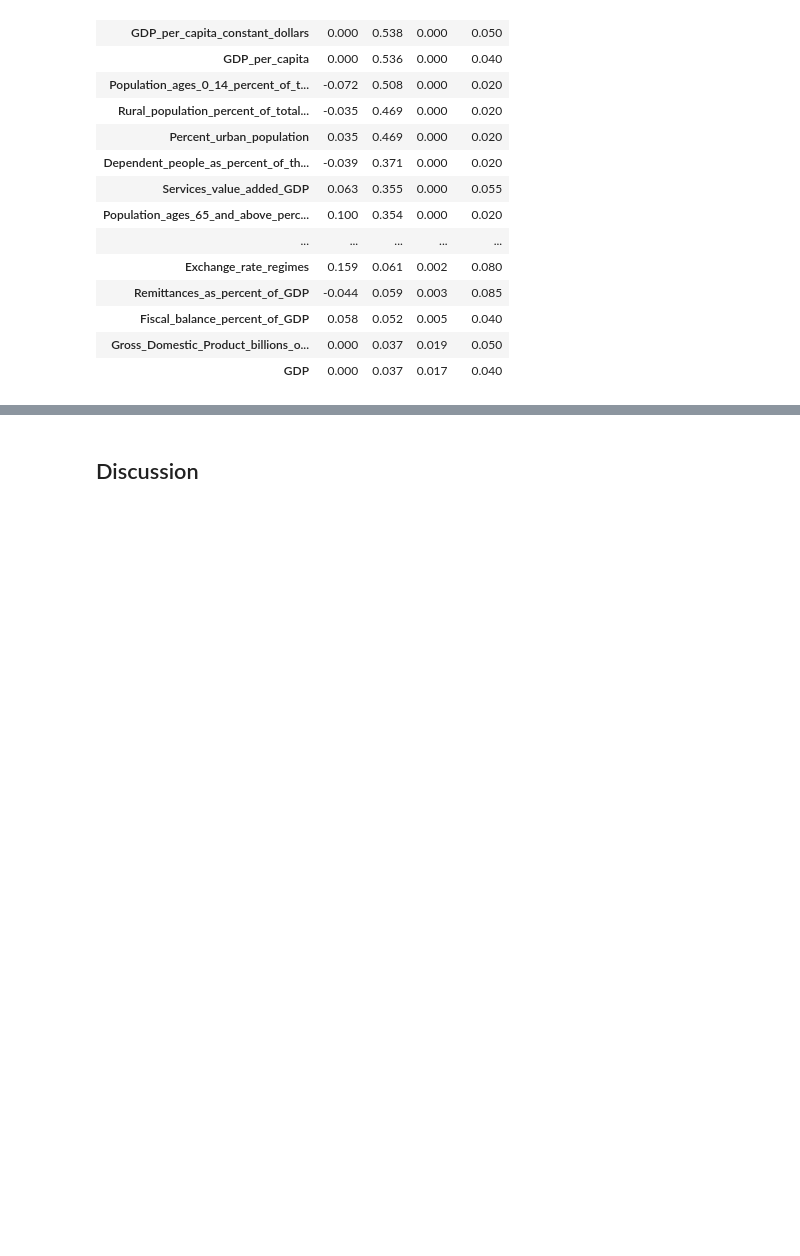
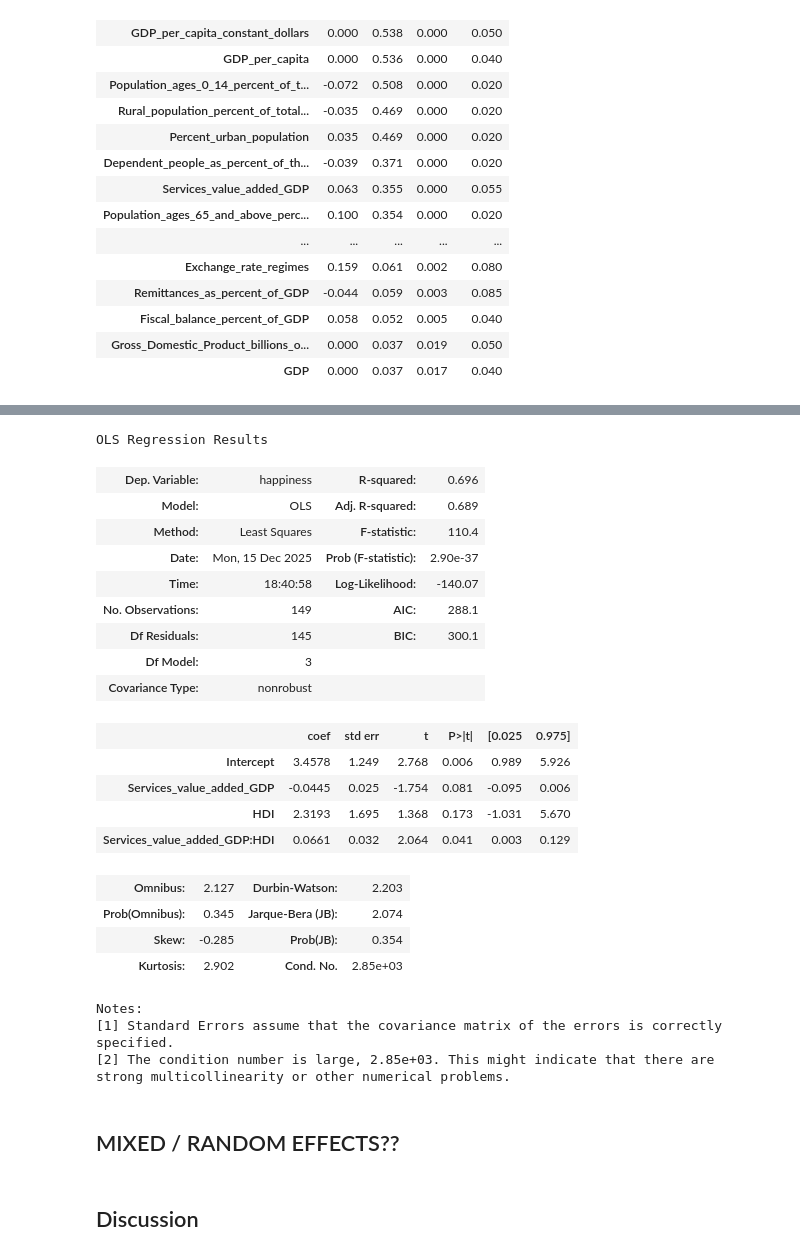
Before and after one commit to Orilly/data-science-summative, a Jupyter notebook: main.ipynb, the cells around one changed output, grey strips where cells are left out. Saved outputs shown, nothing was run; the diff lists cells and outputs as text; code cells hidden in the pictures; blank space fills up the shorter version.

```diff
--- a/main.ipynb
+++ b/main.ipynb
@@ -240,2 +288,31 @@ strong multicollinearity or other numerical problems.
+# %%
+model = smf.ols('happiness ~ Services_value_added_GDP*HDI', data=df2018).fit()
+model.summary()
+# %% [output]
+OLS Regression Results
+| Dep. Variable: | happiness | R-squared: | 0.696 |
+| Model: | OLS | Adj. R-squared: | 0.689 |
+| Method: | Least Squares | F-statistic: | 110.4 |
+| Date: | Mon, 15 Dec 2025 | Prob (F-statistic): | 2.90e-37 |
+| Time: | 18:40:58 | Log-Likelihood: | -140.07 |
+| No. Observations: | 149 | AIC: | 288.1 |
+| Df Residuals: | 145 | BIC: | 300.1 |
+| Df Model: | 3 |  |  |
+| Covariance Type: | nonrobust |  |  |
+|  | coef | std err | t | P>|t| | [0.025 | 0.975] |
+| Intercept | 3.4578 | 1.249 | 2.768 | 0.006 | 0.989 | 5.926 |
+| Services_value_added_GDP | -0.0445 | 0.025 | -1.754 | 0.081 | -0.095 | 0.006 |
+| HDI | 2.3193 | 1.695 | 1.368 | 0.173 | -1.031 | 5.670 |
+| Services_value_added_GDP:HDI | 0.0661 | 0.032 | 2.064 | 0.041 | 0.003 | 0.129 |
+| Omnibus: | 2.127 | Durbin-Watson: | 2.203 |
+| Prob(Omnibus): | 0.345 | Jarque-Bera (JB): | 2.074 |
+| Skew: | -0.285 | Prob(JB): | 0.354 |
+| Kurtosis: | 2.902 | Cond. No. | 2.85e+03 |
+Notes:
+[1] Standard Errors assume that the covariance matrix of the errors is correctly specified.
+[2] The condition number is large, 2.85e+03. This might indicate that there are
+strong multicollinearity or other numerical problems.
+# %% [markdown]
+## MIXED / RANDOM EFFECTS??
 # %% [markdown]
 ## Discussion
```
Also changed, not shown: parts of 16 cells of this notebook.
